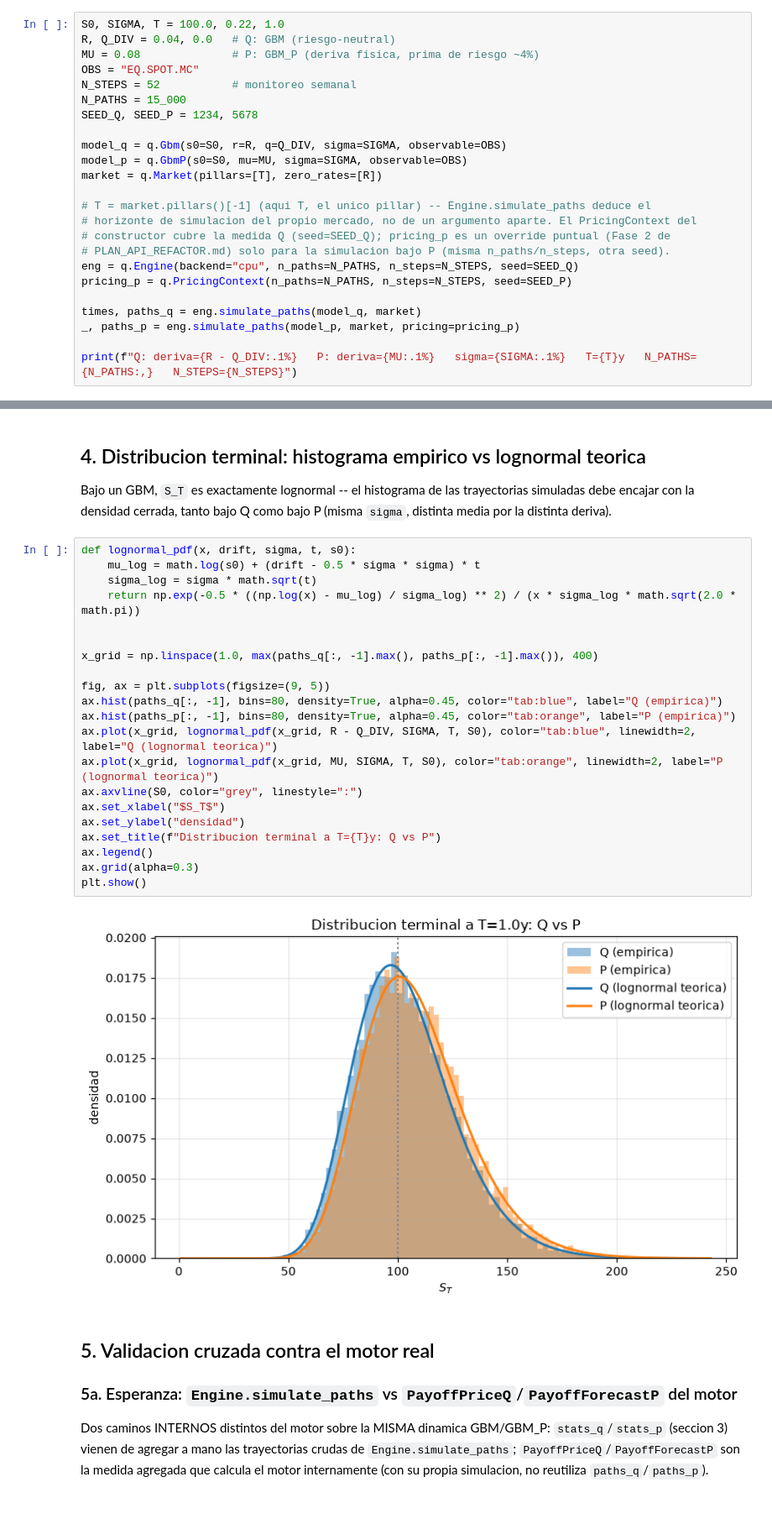
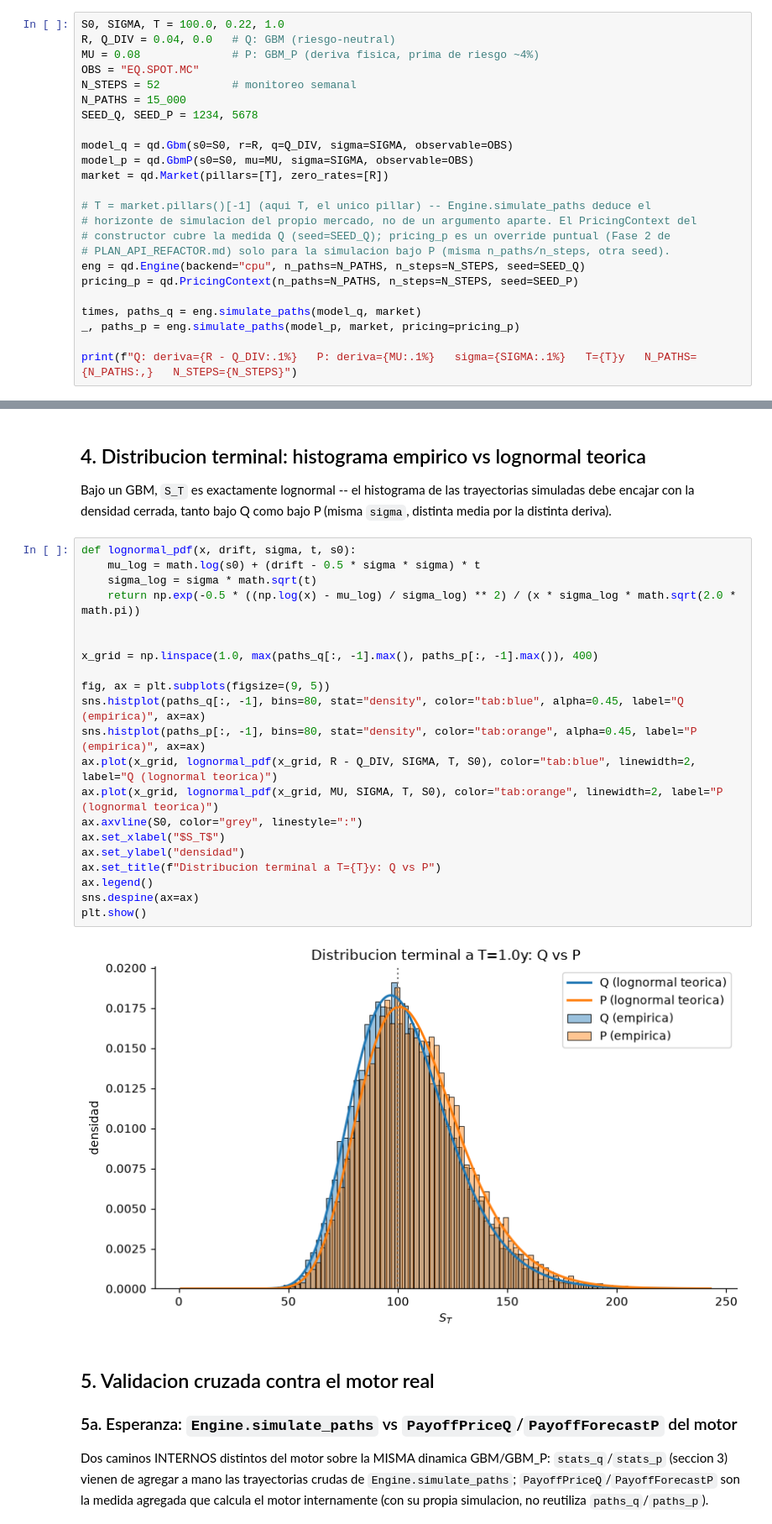
Before and after one commit to makiolo/engine_quant, a Jupyter notebook: clients/python/notebooks/07_montecarlo_paths_q_vs_p.ipynb, the cells around one changed output, grey strips where cells are left out. Shown at 84% size. Drawn from its saved outputs; the diff is of its cells as text.

```diff
--- a/clients/python/notebooks/07_montecarlo_paths_q_vs_p.ipynb
+++ b/clients/python/notebooks/07_montecarlo_paths_q_vs_p.ipynb
@@ -63,16 +64,16 @@ N_STEPS = 52           # monitoreo semanal
 N_PATHS = 15_000
 SEED_Q, SEED_P = 1234, 5678
 
-model_q = q.Gbm(s0=S0, r=R, q=Q_DIV, sigma=SIGMA, observable=OBS)
-model_p = q.GbmP(s0=S0, mu=MU, sigma=SIGMA, observable=OBS)
-market = q.Market(pillars=[T], zero_rates=[R])
+model_q = qd.Gbm(s0=S0, r=R, q=Q_DIV, sigma=SIGMA, observable=OBS)
+model_p = qd.GbmP(s0=S0, mu=MU, sigma=SIGMA, observable=OBS)
+market = qd.Market(pillars=[T], zero_rates=[R])
 
 # T = market.pillars()[-1] (aqui T, el unico pillar) -- Engine.simulate_paths deduce el
 # horizonte de simulacion del propio mercado, no de un argumento aparte. El PricingContext del
 # constructor cubre la medida Q (seed=SEED_Q); pricing_p es un override puntual (Fase 2 de
 # PLAN_API_REFACTOR.md) solo para la simulacion bajo P (misma n_paths/n_steps, otra seed).
-eng = q.Engine(backend="cpu", n_paths=N_PATHS, n_steps=N_STEPS, seed=SEED_Q)
-pricing_p = q.PricingContext(n_paths=N_PATHS, n_steps=N_STEPS, seed=SEED_P)
+eng = qd.Engine(backend="cpu", n_paths=N_PATHS, n_steps=N_STEPS, seed=SEED_Q)
+pricing_p = qd.PricingContext(n_paths=N_PATHS, n_steps=N_STEPS, seed=SEED_P)
 
 times, paths_q = eng.simulate_paths(model_q, market)
 _, paths_p = eng.simulate_paths(model_p, market, pricing=pricing_p)
@@ -254,26 +269,26 @@ media por la distinta deriva).
 # %%
 def lognormal_pdf(x, drift, sigma, t, s0):
     mu_log = math.log(s0) + (drift - 0.5 * sigma * sigma) * t
     sigma_log = sigma * math.sqrt(t)
     return np.exp(-0.5 * ((np.log(x) - mu_log) / sigma_log) ** 2) / (x * sigma_log * math.sqrt(2.0 * math.pi))
 
 
 x_grid = np.linspace(1.0, max(paths_q[:, -1].max(), paths_p[:, -1].max()), 400)
 
 fig, ax = plt.subplots(figsize=(9, 5))
-ax.hist(paths_q[:, -1], bins=80, density=True, alpha=0.45, color="tab:blue", label="Q (empirica)")
-ax.hist(paths_p[:, -1], bins=80, density=True, alpha=0.45, color="tab:orange", label="P (empirica)")
+sns.histplot(paths_q[:, -1], bins=80, stat="density", color="tab:blue", alpha=0.45, label="Q (empirica)", ax=ax)
+sns.histplot(paths_p[:, -1], bins=80, stat="density", color="tab:orange", alpha=0.45, label="P (empirica)", ax=ax)
 ax.plot(x_grid, lognormal_pdf(x_grid, R - Q_DIV, SIGMA, T, S0), color="tab:blue", linewidth=2, label="Q (lognormal teorica)")
 ax.plot(x_grid, lognormal_pdf(x_grid, MU, SIGMA, T, S0), color="tab:orange", linewidth=2, label="P (lognormal teorica)")
 ax.axvline(S0, color="grey", linestyle=":")
 ax.set_xlabel("$S_T$")
 ax.set_ylabel("densidad")
 ax.set_title(f"Distribucion terminal a T={T}y: Q vs P")
 ax.legend()
-ax.grid(alpha=0.3)
+sns.despine(ax=ax)
 plt.show()
 # %% [output]
-[figure, old version]
+[figure, new version]
 # %% [markdown]
 ## 5. Validacion cruzada contra el motor real
 
```
Also changed, not shown: parts of 5 cells of this notebook, 16 other files.
